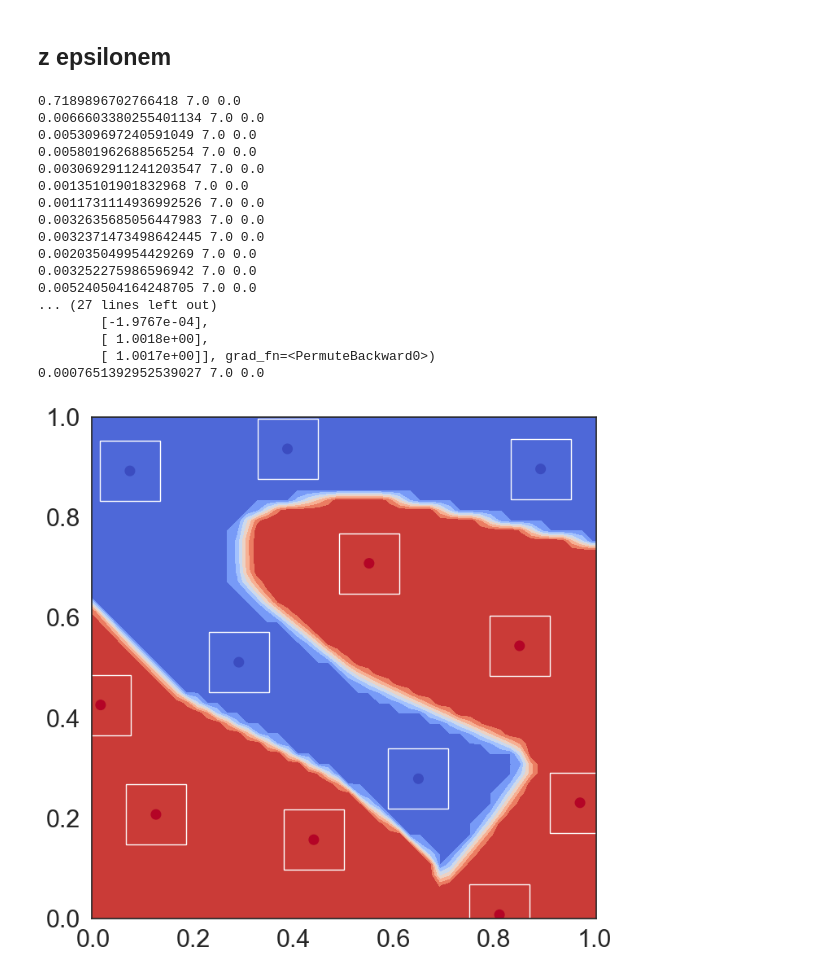
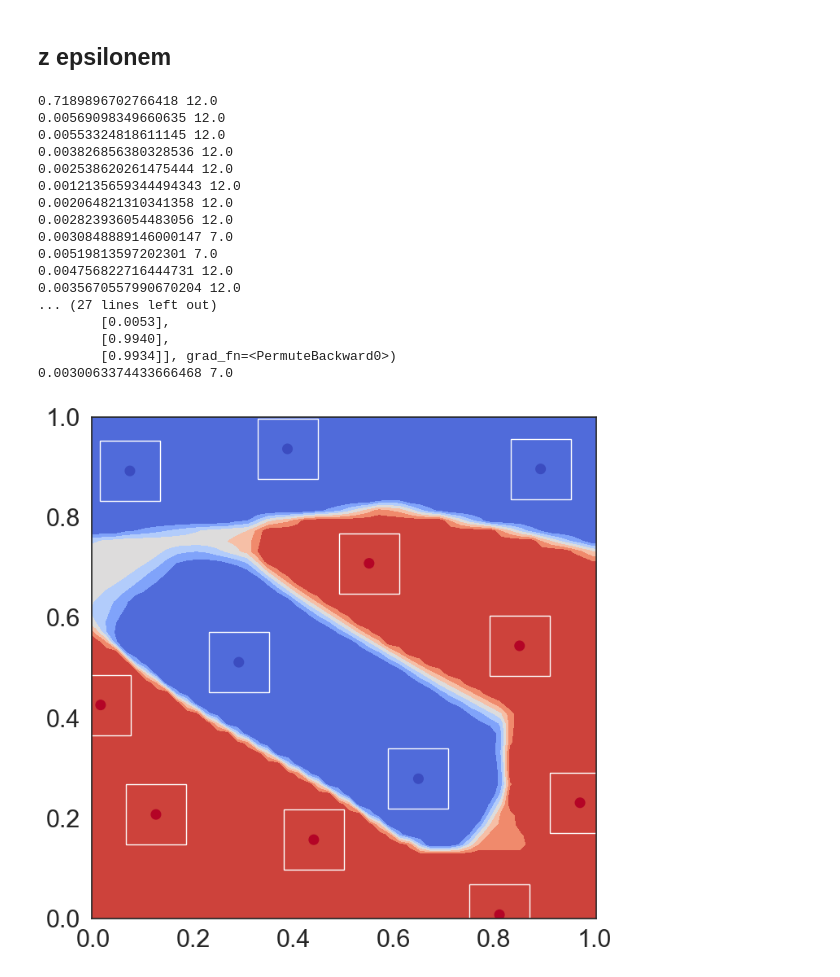
Before and after one commit to kacpermarzol/IntervalNeRF___, a Jupyter notebook: corected_interval_2D.ipynb, the cells around one changed output. Drawn from its saved outputs; the diff is of its cells as text; code cells hidden in the pictures.

```diff
--- a/corected_interval_2D.ipynb
+++ b/corected_interval_2D.ipynb
@@ -134,8 +131,7 @@ with torch.no_grad():
   eps_temp = 0.0
   eps0 = eps_temp*torch.ones_like(X0)
 
-  s1, s2, y0, s3 = net_with_eps(net, Variable(X0), Variable(eps0))
-  # print("\n s1:", s1, '\n s2:', s2, '\n s3: ', s3 , '\n y0:' , y0)
+  _, _, y0, _ = net_with_eps(net, Variable(X0), Variable(eps0))
   ZZ = (y0[:,0] - y0[:,1]).resize(100,100).data.numpy()
   fig, ax = plt.subplots(figsize=(8,8))
   ax.contourf(XX,YY,-ZZ, cmap="coolwarm", levels=np.linspace(-1000,1000,3))
@@ -225,27 +211,25 @@ opt2 = optim.Adam(net2.parameters(), lr=1e-3)
 criterion2 = nn.MSELoss()
 
 N = 20000
-NN = 10000
-y1=y.float()
+y1 = y.reshape((y.shape[0], 1)).float()
+eps = 0*torch.ones_like(X)
+
 for i in range(N):
-    eps = 0*torch.ones_like(X)
     z_l, z_u, mu_pred, eps_pred = net_with_eps(net2, Variable(X), Variable(eps, requires_grad=False))
 
-    mu_pred_tmp=mu_pred.reshape(y1.shape)
-    loss = criterion2(mu_pred_tmp, y1)
+    loss = criterion2(mu_pred, y1)
 
     opt2.zero_grad()
     loss.backward()
     opt2.step()
+
     with torch.no_grad():
-
       if i % 1000 == 0:
           print(loss.data.item())
       if i == 20000-1:
           print(mu_pred)
 
-
-print(loss.data.item(), err.item(), worst_case_err.item())
+print(loss.data.item())
 # %% [output]
 0.5190106630325317
 9.529413941768866e-16
@@ -282,8 +266,7 @@ with torch.no_grad():
   eps_temp = 0.0
   eps0 = eps_temp*torch.ones_like(X0)
 
-  s1, s2, y0, s3 = net_with_eps(net2, Variable(X0), Variable(eps0))
-  print(y0, '\n')
+  _, _, y0, _ = net_with_eps(net2, Variable(X0), Variable(eps0))
   ZZ = (y0).resize(100,100).data.numpy()
 
   fig, ax = plt.subplots(1,2, figsize=(16,8))
@@ -292,15 +275,10 @@ with torch.no_grad():
   ax[0].axis("equal")
   ax[0].axis([-0,1,-0,1])
 
-  # y0=custom_activation(y0)
-  # ZZ = (y0).resize(100,100).data.numpy()
   ax[1].contourf(XX,YY,ZZ, levels=[-0.1,0.1,0.9,1.1], cmap='coolwarm')
   ax[1].scatter(X.numpy()[:,0], X.numpy()[:,1], c=y.numpy(), cmap="coolwarm", s=70)
   ax[1].axis("equal")
   ax[1].axis([-0,1,-0,1])
 
-  #
-  # for a in x:
-  #     ax[0].add_patch(patches.Rectangle((a[0]-epsilon, a[1]-epsilon), 2*epsilon, 2*epsilon, fill=False))
   plt.show()
 # %% [output]
@@ -331,74 +302,72 @@ opt3 = optim.Adam(net3.parameters(), lr=1e-3)
 criterion3 = nn.MSELoss()
 
 N = 30000
-NN = 10000
-y1=y.reshape((y.shape[0], 1)).float()
+NN = 15000
 
 for i in range(N):
     if i < NN:
       eps = (i/(NN-1))*epsilon*torch.ones_like(X)
 
-    z_l, z_u, mu_pred, eps_pred = net_with_eps(net3, Variable(X), Variable(eps, requires_grad=False))
+    z_l, z_u, mu_pred, _ = net_with_eps(net3, Variable(X), Variable(eps, requires_grad=False))
 
     loss_fit = criterion3(mu_pred, y1)
 
-    loss_spec = torch.max(torch.abs(y1 - z_u) , torch.abs(y1-z_l))
+    loss_spec = torch.max(torch.abs(y1 - z_u), torch.abs(y1 - z_l))
     loss_spec= 1/y.shape[0] * torch.sum(loss_spec.flatten())
 
     if i < NN:
       kappa = max(1 - 0.00005*i, 0.5)
 
     loss =  kappa * loss_fit + (1-kappa) * loss_spec
-    err = (mu_pred.argmax(dim=1) != y).float().sum()
-    # worst_case_err = (z.argmax(dim=1) != y).float().sum()
+    err = (mu_pred.argmax(dim=0) != y).float().sum()
+
     opt3.zero_grad()
     loss.backward()
     opt3.step()
     with torch.no_grad():
-
       if i % 1000 == 0:
-          print(loss.data.item(), err.item(), worst_case_err.item())
+          print(loss.data.item(), err.item())
       if i == 30000-1:
           print(mu_pred)
 
-
-print(loss.data.item(), err.item(), worst_case_err.item())
+print(loss.data.item(), err.item())
 # %% [output]
-0.7189896702766418 7.0 0.0
-0.0066603380255401134 7.0 0.0
-0.005309697240591049 7.0 0.0
-0.005801962688565254 7.0 0.0
-0.0030692911241203547 7.0 0.0
-0.00135101901832968 7.0 0.0
-0.0011731114936992526 7.0 0.0
-0.0032635685056447983 7.0 0.0
-0.0032371473498642445 7.0 0.0
-0.002035049954429269 7.0 0.0
-0.003252275986596942 7.0 0.0
-0.005240504164248705 7.0 0.0
+0.7189896702766418 12.0
+0.00569098349660635 12.0
+0.00553324818611145 12.0
+0.003826856380328536 12.0
+0.002538620261475444 12.0
+0.0012135659344494343 12.0
+0.002064821310341358 12.0
+0.002823936054483056 12.0
+0.0030848889146000147 7.0
+0.00519813597202301 7.0
+0.004756822716444731 12.0
+0.0035670557990670204 12.0
 ... (27 lines left out)
-        [-1.9767e-04],
-        [ 1.0018e+00],
-        [ 1.0017e+00]], grad_fn=<PermuteBackward0>)
-0.0007651392952539027 7.0 0.0
+        [0.0053],
+        [0.9940],
+        [0.9934]], grad_fn=<PermuteBackward0>)
+0.0030063374433666468 7.0
 # %%
 with torch.no_grad():
   XX, YY = np.meshgrid(np.linspace(-0.5, 1.5, 100), np.linspace(-0.5, 1.5, 100))
   X0 = Variable(torch.Tensor(np.stack([np.ravel(XX), np.ravel(YY)]).T))
   eps_temp = 0
   eps0 = eps_temp*torch.ones_like(X0)
 
-  s1, s2, y0, s3 = net_with_eps(net3, Variable(X0), Variable(eps0))
+  _, _, y0, _ = net_with_eps(net3, Variable(X0), Variable(eps0))
 
   y0 = custom_activation(y0)
   ZZ = (y0).resize(100,100).data.numpy()
+
   fig, ax = plt.subplots(figsize=(8,8))
   ax.contourf(XX,YY,ZZ,  cmap="coolwarm")
   ax.scatter(X.numpy()[:,0], X.numpy()[:,1], c=y.numpy(), cmap="coolwarm", s=70)
   ax.axis("equal")
   ax.axis([-0,1,-0,1])
 
   for a in x:
       ax.add_patch(patches.Rectangle((a[0]-epsilon, a[1]-epsilon), 2*epsilon, 2*epsilon, fill=False))
 # %% [output]
-[figure, old version]
+[figure, new version]
```
Also changed, not shown: parts of 5 cells of this notebook.
